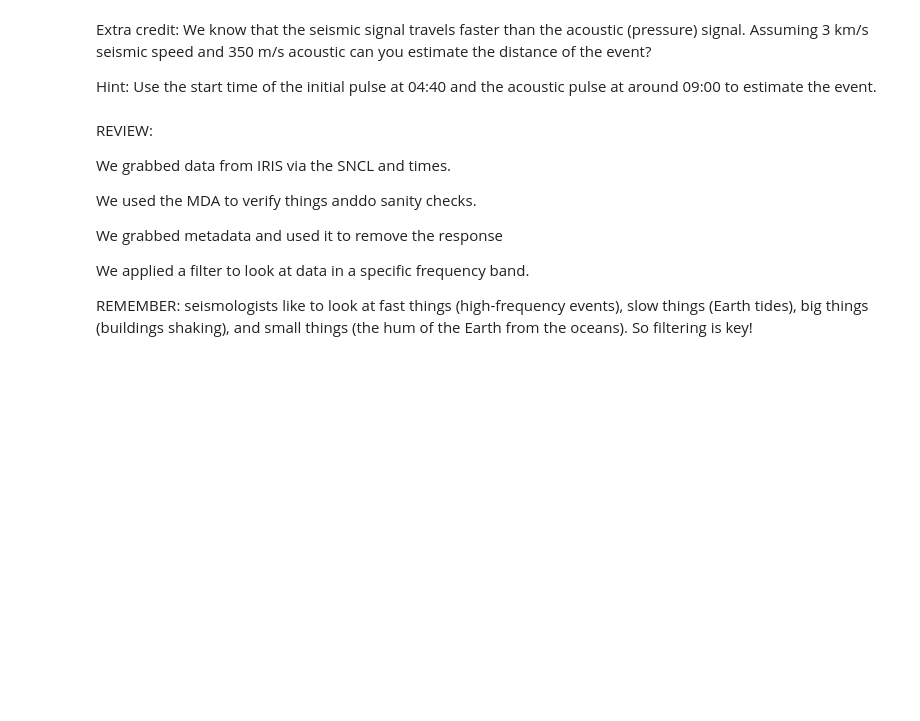
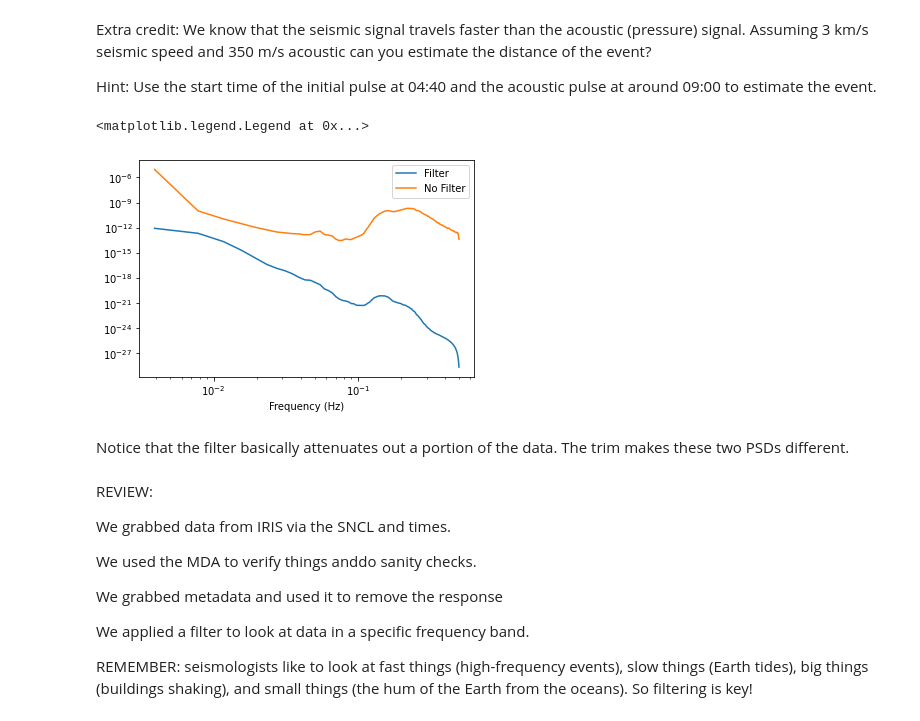
Before and after one commit to aringler-usgs/IRIS_2022, a Jupyter notebook: exercises.ipynb, the cells around one changed output. Cells and saved outputs as stored; diff of their text form; code cells hidden in the pictures; blank space fills up the shorter version.

```diff
--- a/exercises.ipynb
+++ b/exercises.ipynb
@@ -128,6 +130,27 @@ Hint: Google seismic event Janary 15, 2022 ;)
 Extra credit: We know that the seismic signal travels faster than the acoustic (pressure) signal.  Assuming 3 km/s seismic speed and 350 m/s acoustic can you estimate the distance of the event?
 
 Hint: Use the start time of the initial pulse at 04:40 and the acoustic pulse at around 09:00 to estimate the event.
+# %%
+from matplotlib.pyplot import psd
+import matplotlib.pyplot as plt
+
+p1, f = psd(st[0].data, Fs=1)
+p2, _ = psd(st2[0].data, Fs=1)
+f = f[1:]
+p1 = p1[1:]
+p2 = p2[1:]
+
+fig = plt.figure(1)
+plt.clf()
+plt.loglog(f,p1,label='Filter')
+plt.loglog(f,p2, label='No Filter')
+plt.xlabel('Frequency (Hz)')
+plt.legend()
+# %% [output]
+<matplotlib.legend.Legend at 0x...>
+[figure, added]
+# %% [markdown]
+Notice that the filter basically attenuates out a portion of the data.  The trim makes these two PSDs different.
 # %% [markdown]
 REVIEW:
 
```
Also changed, not shown: parts of 5 cells of this notebook, 1 other file.
